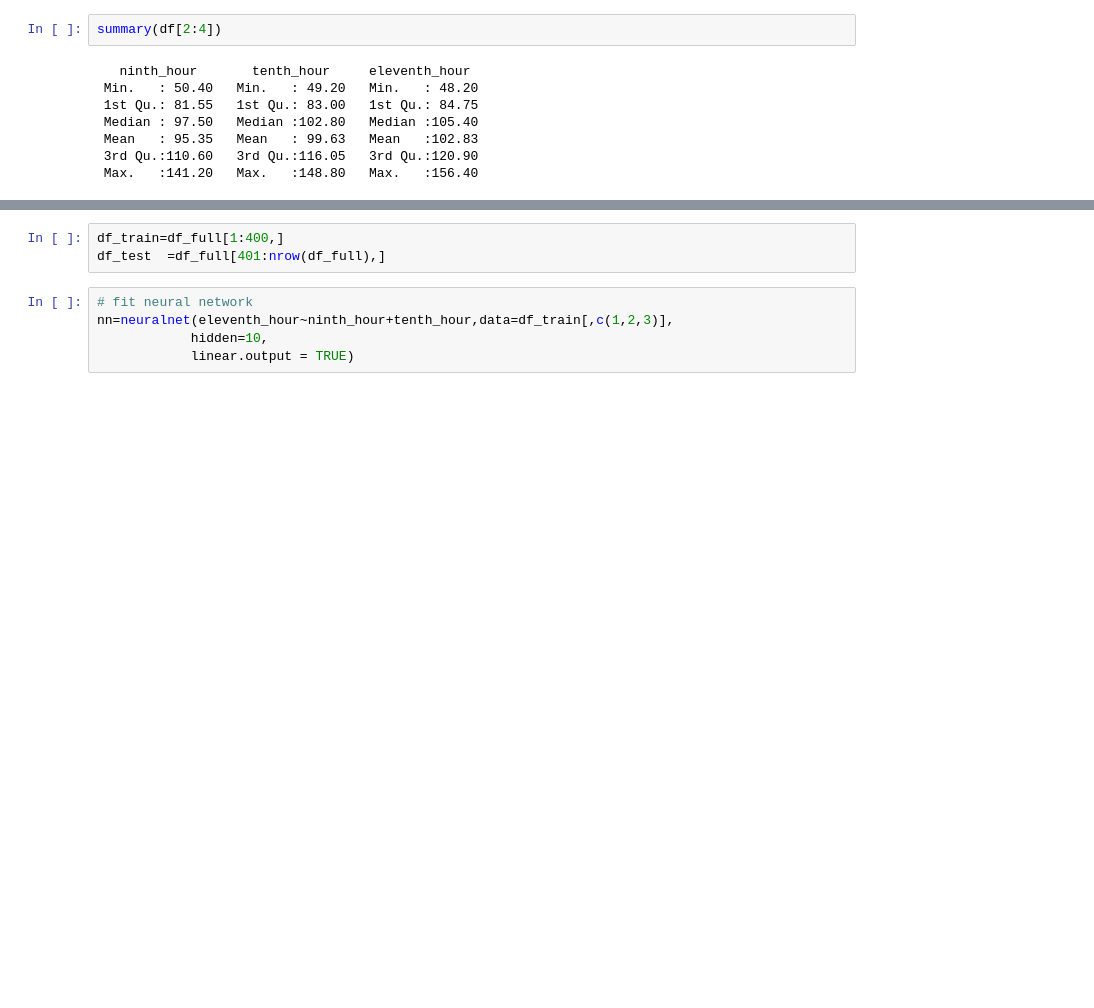
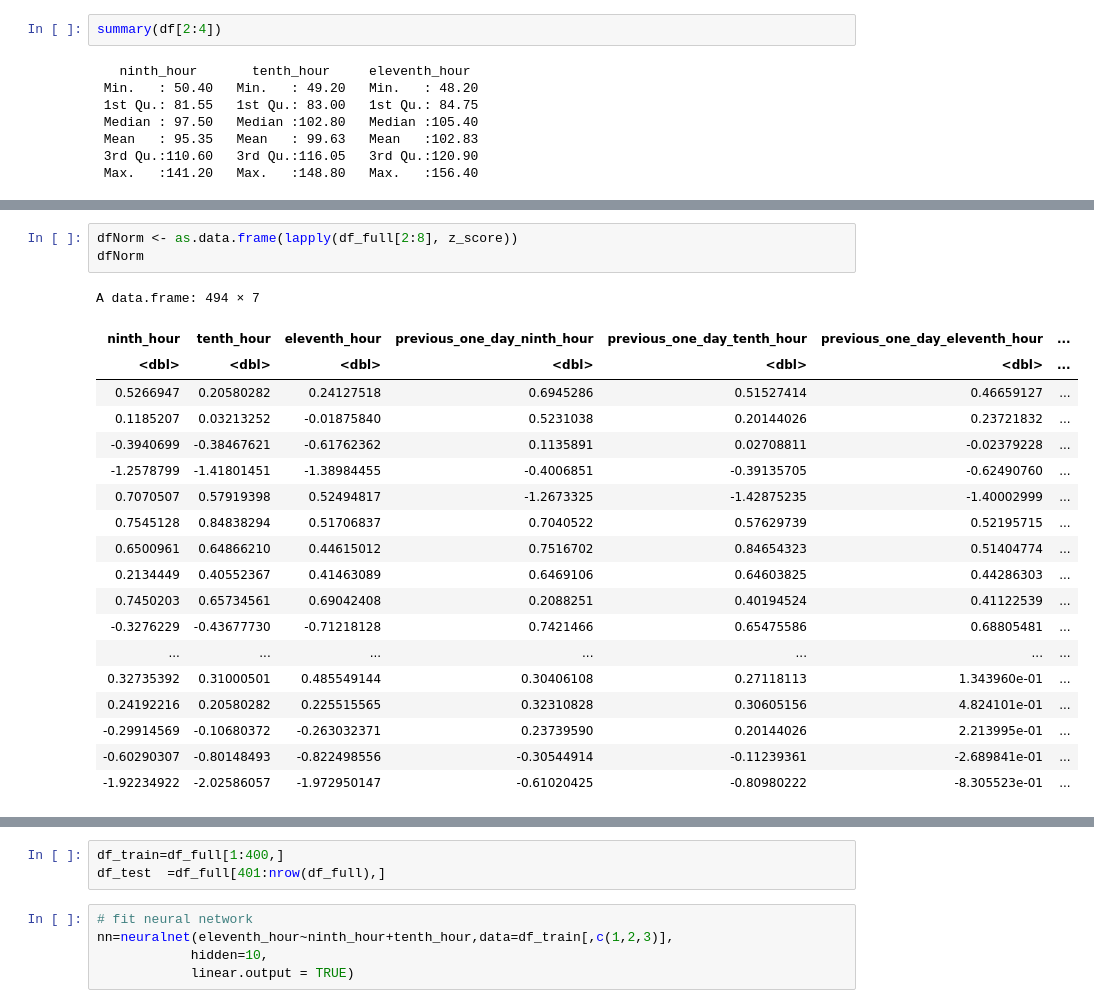
Before and after one commit to Saranga99/DM-ML, a Jupyter notebook: coursework/CW_Q2.ipynb, the cells around one changed output, grey strips where cells are left out. Saved outputs shown, nothing was run; the diff lists cells and outputs as text; blank space fills up the shorter version.

```diff
--- a/coursework/CW_Q2.ipynb
+++ b/coursework/CW_Q2.ipynb
@@ -121,0 +93,23 @@ df_full <- scale(df_full[c(2,3,4,6,7,8)])
+# %%
+dfNorm <- as.data.frame(lapply(df_full[2:8], z_score))
+dfNorm
+# %% [output]
+A data.frame: 494 × 7
+| ninth_hour | tenth_hour | eleventh_hour | previous_one_day_ninth_hour | previous_one_day_tenth_hour | previous_one_day_eleventh_hour | ... |
+| <dbl> | <dbl> | <dbl> | <dbl> | <dbl> | <dbl> | ... |
+| 0.5266947 | 0.20580282 | 0.24127518 | 0.6945286 | 0.51527414 | 0.46659127 | ... |
+| 0.1185207 | 0.03213252 | -0.01875840 | 0.5231038 | 0.20144026 | 0.23721832 | ... |
+| -0.3940699 | -0.38467621 | -0.61762362 | 0.1135891 | 0.02708811 | -0.02379228 | ... |
+| -1.2578799 | -1.41801451 | -1.38984455 | -0.4006851 | -0.39135705 | -0.62490760 | ... |
+| 0.7070507 | 0.57919398 | 0.52494817 | -1.2673325 | -1.42875235 | -1.40002999 | ... |
+| 0.7545128 | 0.84838294 | 0.51706837 | 0.7040522 | 0.57629739 | 0.52195715 | ... |
+| 0.6500961 | 0.64866210 | 0.44615012 | 0.7516702 | 0.84654323 | 0.51404774 | ... |
+| 0.2134449 | 0.40552367 | 0.41463089 | 0.6469106 | 0.64603825 | 0.44286303 | ... |
+| 0.7450203 | 0.65734561 | 0.69042408 | 0.2088251 | 0.40194524 | 0.41122539 | ... |
+| -0.3276229 | -0.43677730 | -0.71218128 | 0.7421466 | 0.65475586 | 0.68805481 | ... |
+| ... | ... | ... | ... | ... | ... | ... |
+| 0.32735392 | 0.31000501 | 0.485549144 | 0.30406108 | 0.27118113 | 1.343960e-01 | ... |
+| 0.24192216 | 0.20580282 | 0.225515565 | 0.32310828 | 0.30605156 | 4.824101e-01 | ... |
+| -0.29914569 | -0.10680372 | -0.263032371 | 0.23739590 | 0.20144026 | 2.213995e-01 | ... |
+| -0.60290307 | -0.80148493 | -0.822498556 | -0.30544914 | -0.11239361 | -2.689841e-01 | ... |
+| -1.92234922 | -2.02586057 | -1.972950147 | -0.61020425 | -0.80980222 | -8.305523e-01 | ... |
```
Also changed, not shown: parts of 18 cells of this notebook.
